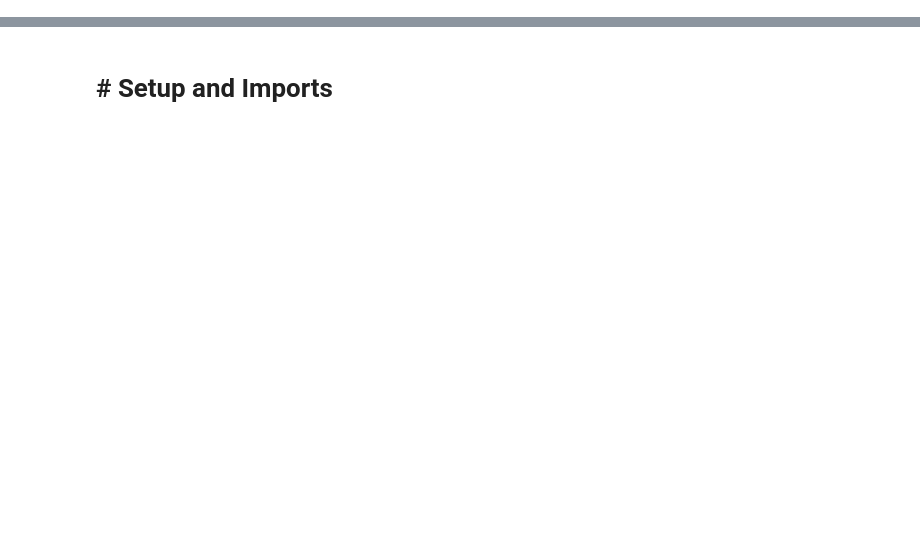
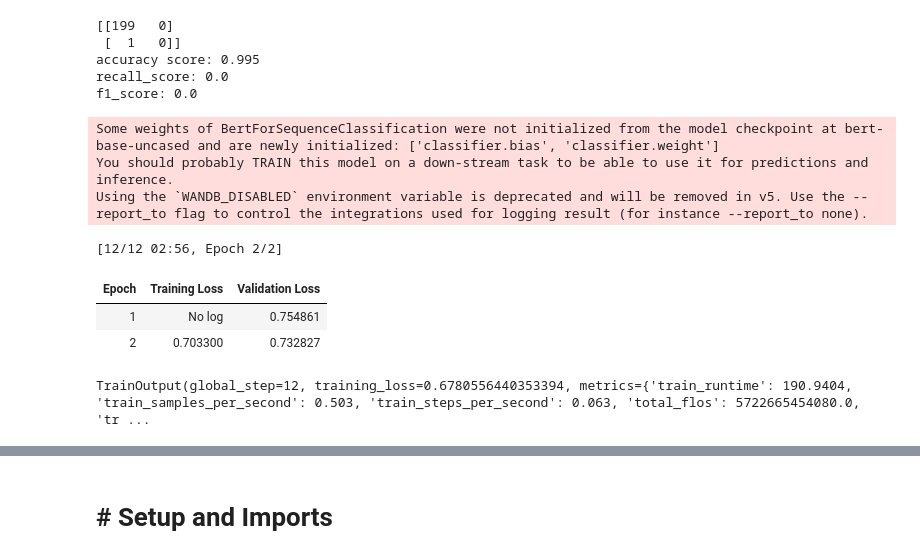
Before and after one commit to RangineniSaiPrasanna/NullClass_DataScience_Tasks, a Jupyter notebook: Task1/model_training1.ipynb, the cells around one changed output, grey strips where cells are left out. Saved outputs shown, nothing was run; the diff lists cells and outputs as text; code cells hidden in the pictures; blank space fills up the shorter version.

```diff
--- a/Task1/model_training1.ipynb
+++ b/Task1/model_training1.ipynb
@@ -2,0 +194,12 @@
+# %%
+print(confusion_matrix(y_val, pred_labels))
+#print(classification_report(y_val, pred_labels))
+print("accuracy score:",accuracy_score(y_val, pred_labels))
+print("recall_score:",recall_score(y_val, pred_labels))
+print("f1_score:",f1_score(y_val, pred_labels))
+# %% [output]
+[[199   0]
+ [  1   0]]
+accuracy score: 0.995
+recall_score: 0.0
+f1_score: 0.0
@@ -2,0 +222,18 @@
+# %%
+# Balance the dataset
+positive = df[df['sentiment'] == 1]
+negative = df[df['sentiment'] == 0].sample(len(positive), random_state=42)
+balanced_df = pd.concat([positive, negative]).sample(frac=1, random_state=42).reset_index(drop=True)
+# %%
+# Step 4: Tokenize Reviews
+tokenizer = BertTokenizer.from_pretrained('bert-base-uncased')
+
+tokens = tokenizer(
+    balanced_df['review'].tolist(),
+    padding=True,
+    truncation=True,
+    max_length=512,
+    return_tensors='pt'
+)
+
+labels = torch.tensor(balanced_df['sentiment'].values)
@@ -2,0 +266,35 @@
+# %%
+#Load Model and Define Training Args
+# Explicitly set problem_type for binary classification
+model = BertForSequenceClassification.from_pretrained('bert-base-uncased', num_labels=2, problem_type="single_label_classification")
+
+training_args = TrainingArguments(
+    output_dir='./results',
+    num_train_epochs=2,
+    per_device_train_batch_size=8,
+    per_device_eval_batch_size=8,
+    logging_dir='./logs',
+    logging_steps=10,
+    eval_strategy='epoch',
+    save_strategy='epoch',
+)
+
+#train the model
+trainer = Trainer(
+    model=model,
+    args=training_args,
+    train_dataset=train_dataset,
+    eval_dataset=val_dataset,
+    tokenizer=tokenizer,
+)
+
+trainer.train()
+# %% [output]
+Some weights of BertForSequenceClassification were not initialized from the model checkpoint at bert-base-uncased and are newly initialized: ['classifier.bias', 'classifier.weight']
+You should probably TRAIN this model on a down-stream task to be able to use it for predictions and inference.
+Using the `WANDB_DISABLED` environment variable is deprecated and will be removed in v5. Use the --report_to flag to control the integrations used for logging result (for instance --report_to none).
+[12/12 02:56, Epoch 2/2]
+| Epoch | Training Loss | Validation Loss |
+| 1 | No log | 0.754861 |
+| 2 | 0.703300 | 0.732827 |
+TrainOutput(global_step=12, training_loss=0.6780556440353394, metrics={'train_runtime': 190.9404, 'train_samples_per_second': 0.503, 'train_steps_per_second': 0.063, 'total_flos': 5722665454080.0, 'tr ...
```
Also changed, not shown: parts of 38 cells of this notebook.
